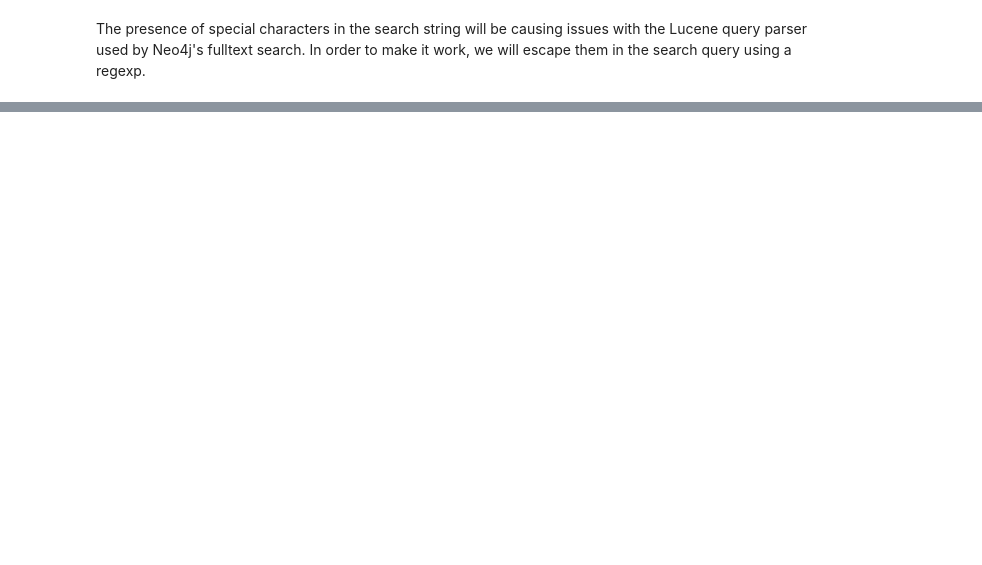
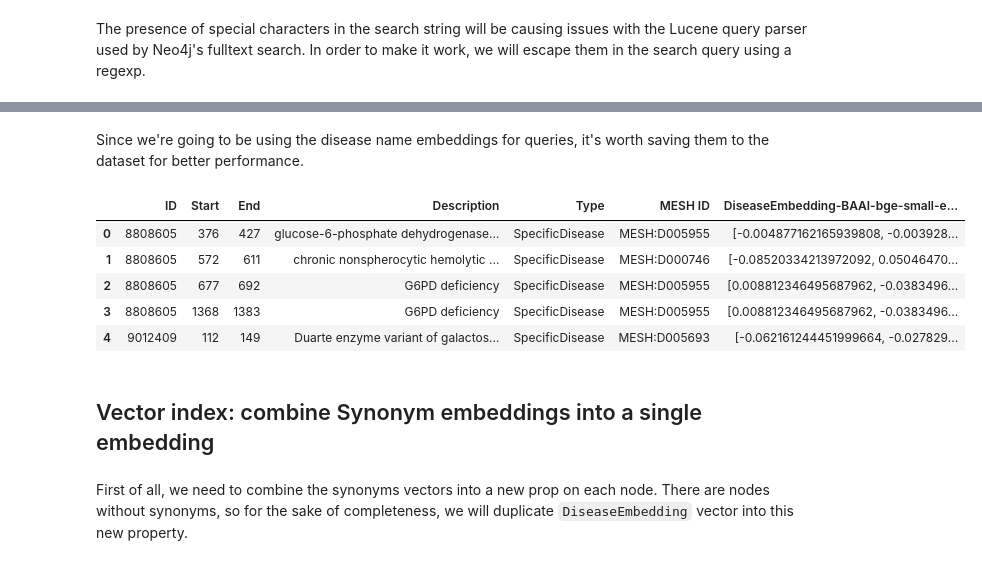
Before and after one commit to Yuliana7/biomedical-entity-linking, a Jupyter notebook: notebooks/cypher_index.ipynb, the cells around one changed output, grey strips where cells are left out. Drawn from its saved outputs; the diff is of its cells as text; code cells hidden in the pictures; blank space fills up the shorter version.

```diff
--- a/notebooks/cypher_index.ipynb
+++ b/notebooks/cypher_index.ipynb
@@ -87,0 +143,2 @@ Accuracy: 0.5275843599357257
+# %%
+embed_model = HuggingFaceEmbedding(model_name=Models.BAAI_BGE_SMALL_EN_V1_5.value)
@@ -87,0 +369,13 @@ Accuracy: 0.5275843599357257
+# %% [markdown]
+Since we're going to be using the disease name embeddings for queries, it's worth saving them to the dataset for better performance.
+# %%
+df['DiseaseEmbedding-BAAI-bge-small-en-v1_5'] = df['Description'].apply(lambda text: embed_model.get_text_embedding(text))
+# %%
+df.head()
+# %% [output]
+|  | ID | Start | End | Description | Type | MESH ID | DiseaseEmbedding-BAAI-bge-small-e... |
+| 0 | 8808605 | 376 | 427 | glucose-6-phosphate dehydrogenase... | SpecificDisease | MESH:D005955 | [-0.004877162165939808, -0.003928... |
+| 1 | 8808605 | 572 | 611 | chronic nonspherocytic hemolytic ... | SpecificDisease | MESH:D000746 | [-0.08520334213972092, 0.05046470... |
+| 2 | 8808605 | 677 | 692 | G6PD deficiency | SpecificDisease | MESH:D005955 | [0.008812346495687962, -0.0383496... |
+| 3 | 8808605 | 1368 | 1383 | G6PD deficiency | SpecificDisease | MESH:D005955 | [0.008812346495687962, -0.0383496... |
+| 4 | 9012409 | 112 | 149 | Duarte enzyme variant of galactos... | SpecificDisease | MESH:D005693 | [-0.062161244451999664, -0.027829... |
@@ -87,0 +384,4 @@ Accuracy: 0.5275843599357257
+# %% [markdown]
+## Vector index: combine Synonym embeddings into a single embedding
+# %% [markdown]
+First of all, we need to combine the synonyms vectors into a new prop on each node. There are nodes without synonyms, so for the sake of completeness, we will duplicate `DiseaseEmbedding` vector into this new property.
```
Also changed, not shown: parts of 48 cells of this notebook, 7 other files.
